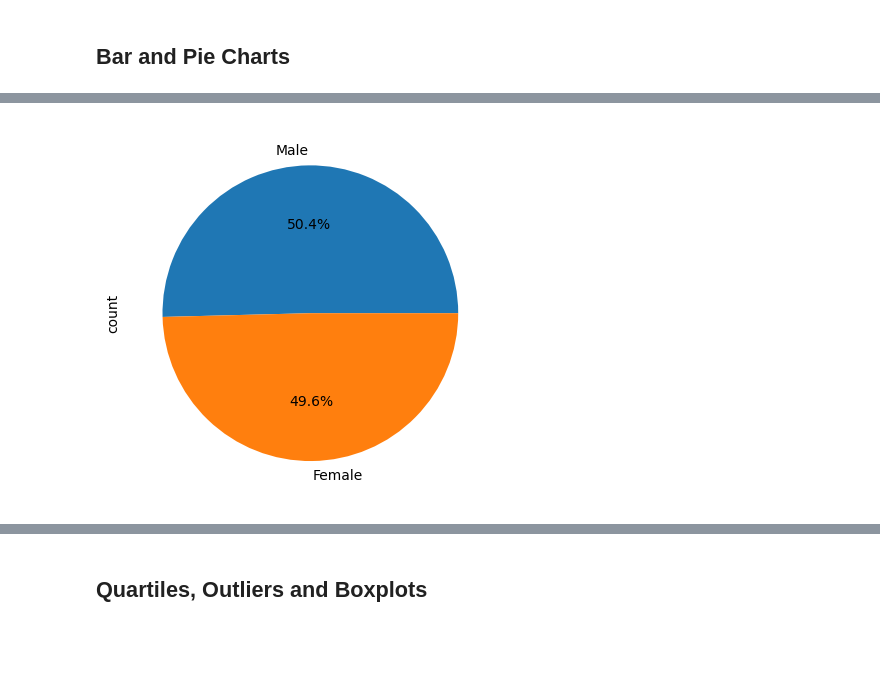
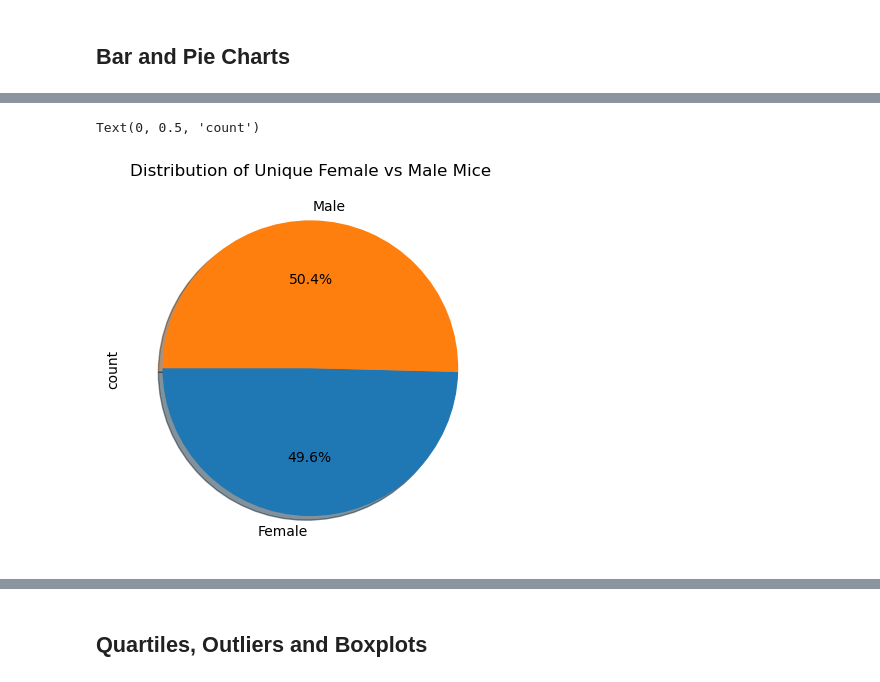
Before and after one commit to Oceanpro00/matplotlib_challenge, a Jupyter notebook: Pymaceuticals/pymaceuticals_starter.ipynb, the cells around one changed output, grey strips where cells are left out. Drawn from its saved outputs; the diff is of its cells as text; code cells hidden in the pictures; blank space fills up the shorter version.

```diff
--- a/Pymaceuticals/pymaceuticals_starter.ipynb
+++ b/Pymaceuticals/pymaceuticals_starter.ipynb
@@ -167,9 +170,16 @@ drug_regimen_tumor_summary_df
 # %%
 # Generate a pie chart, using Pandas, showing the distribution of unique female versus male mice used in the study
 
 # Get the unique mice with their gender
 
+gender_counts = mouse_study_cleaned_df.groupby('Sex')['Mouse ID'].nunique()
 
 # Make the pie chart
+
+gender_counts.plot(kind='pie', autopct='%1.1f%%', shadow=True, startangle=180)
+
+plt.title('Distribution of Unique Female vs Male Mice')
+plt.ylabel('count')
 # %% [output]
+Text(0, 0.5, 'count')
-[figure, old version]
+[figure, new version]
```
Also changed, not shown: parts of 9 cells of this notebook.
